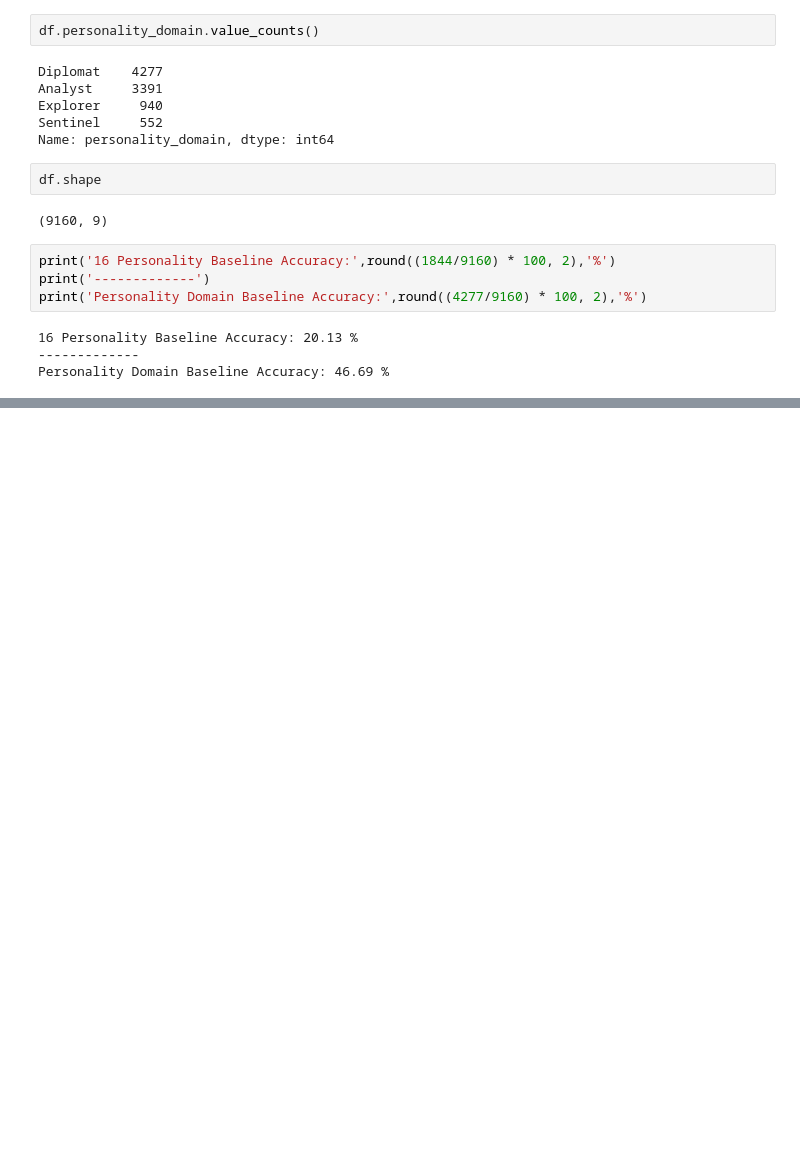
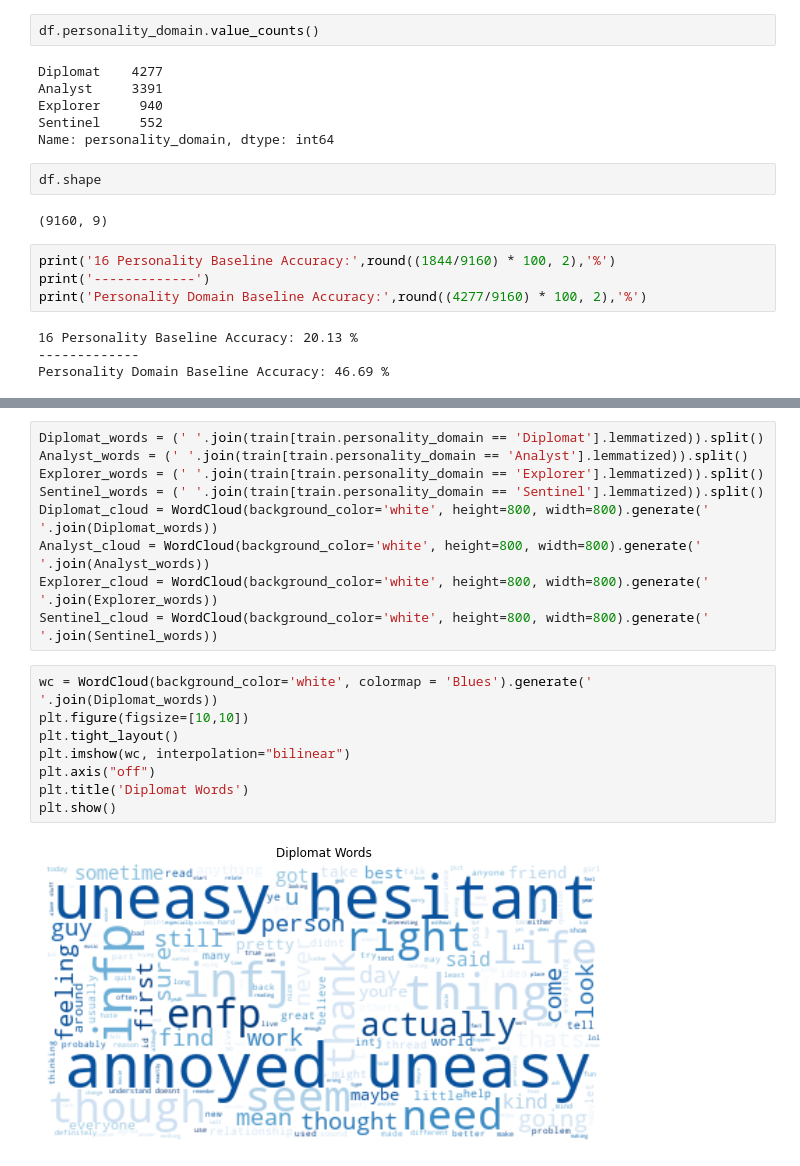
Before and after one commit to twitter-personality-predictor/capstone-project, a Jupyter notebook: michael/model_michael.ipynb, the cells around one changed output, grey strips where cells are left out. Drawn from its saved outputs; the diff is of its cells as text; blank space fills up the shorter version.

Commit message:
added visuals for canva

```diff
--- a/michael/model_michael.ipynb
+++ b/michael/model_michael.ipynb
@@ -1498,0 +1671,19 @@ Name: J_P, dtype: float64
+# %%
+Diplomat_words = (' '.join(train[train.personality_domain == 'Diplomat'].lemmatized)).split()
+Analyst_words = (' '.join(train[train.personality_domain == 'Analyst'].lemmatized)).split()
+Explorer_words = (' '.join(train[train.personality_domain == 'Explorer'].lemmatized)).split()
+Sentinel_words = (' '.join(train[train.personality_domain == 'Sentinel'].lemmatized)).split()
+Diplomat_cloud = WordCloud(background_color='white', height=800, width=800).generate(' '.join(Diplomat_words))
+Analyst_cloud = WordCloud(background_color='white', height=800, width=800).generate(' '.join(Analyst_words))
+Explorer_cloud = WordCloud(background_color='white', height=800, width=800).generate(' '.join(Explorer_words))
+Sentinel_cloud = WordCloud(background_color='white', height=800, width=800).generate(' '.join(Sentinel_words))
+# %%
+wc = WordCloud(background_color='white', colormap = 'Blues').generate(' '.join(Diplomat_words))
+plt.figure(figsize=[10,10])
+plt.tight_layout()
+plt.imshow(wc, interpolation="bilinear")
+plt.axis("off")
+plt.title('Diplomat Words')
+plt.show()
+# %% [output]
+[figure, added]
```
Also changed, not shown: parts of 40 cells of this notebook.
